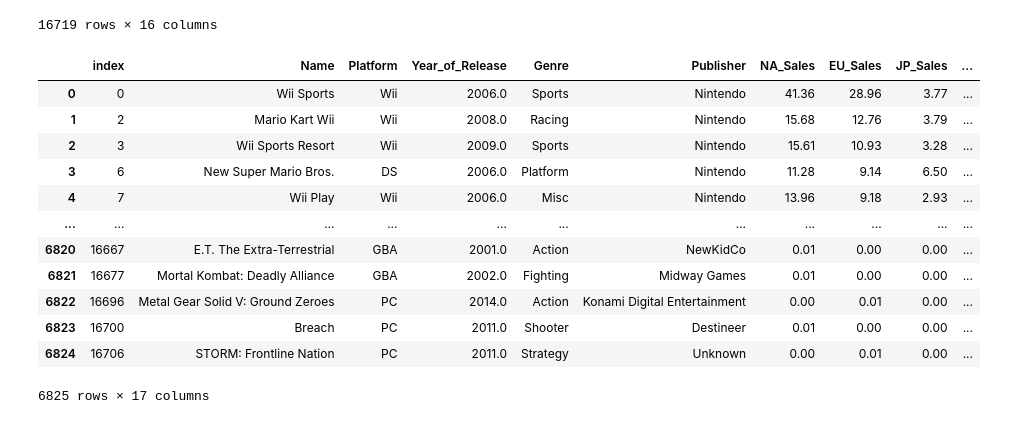
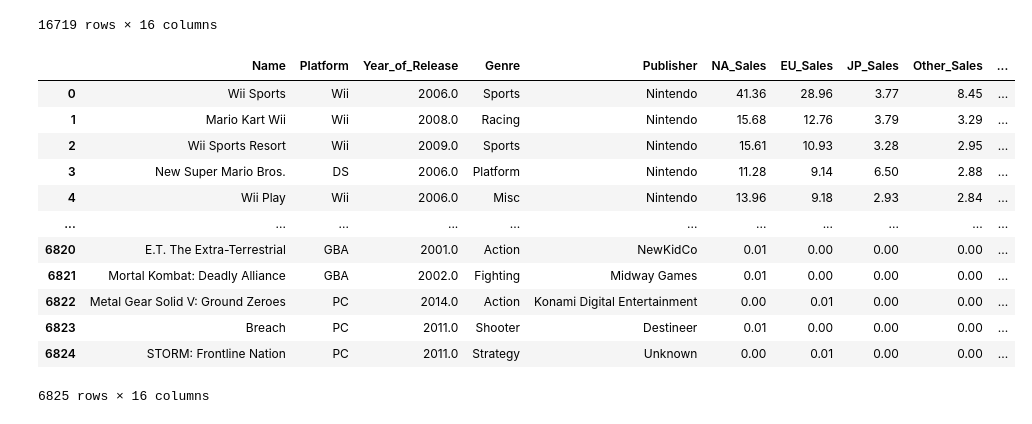
Before and after one commit to ayoukhanna/VideoGameSalesAnalysis, a Jupyter notebook: Analysis.ipynb, the cells around one changed output. Drawn from its saved outputs; the diff is of its cells as text; code cells hidden in the pictures.

```diff
--- a/Analysis.ipynb
+++ b/Analysis.ipynb
@@ -22,20 +25,21 @@ raw_data
 # %%
 #drop nan values
 #reset index
 no_na = raw_data.dropna()
 cleaned_df = no_na.reset_index()
-cleaned_df
+final_df = cleaned_df.drop(['index'],axis=1)
+final_df
 # %% [output]
-|  | index | Name | Platform | Year_of_Release | Genre | Publisher | NA_Sales | EU_Sales | JP_Sales | ... |
-| 0 | 0 | Wii Sports | Wii | 2006.0 | Sports | Nintendo | 41.36 | 28.96 | 3.77 | ... |
-| 1 | 2 | Mario Kart Wii | Wii | 2008.0 | Racing | Nintendo | 15.68 | 12.76 | 3.79 | ... |
-| 2 | 3 | Wii Sports Resort | Wii | 2009.0 | Sports | Nintendo | 15.61 | 10.93 | 3.28 | ... |
-| 3 | 6 | New Super Mario Bros. | DS | 2006.0 | Platform | Nintendo | 11.28 | 9.14 | 6.50 | ... |
-| 4 | 7 | Wii Play | Wii | 2006.0 | Misc | Nintendo | 13.96 | 9.18 | 2.93 | ... |
+|  | Name | Platform | Year_of_Release | Genre | Publisher | NA_Sales | EU_Sales | JP_Sales | Other_Sales | ... |
+| 0 | Wii Sports | Wii | 2006.0 | Sports | Nintendo | 41.36 | 28.96 | 3.77 | 8.45 | ... |
+| 1 | Mario Kart Wii | Wii | 2008.0 | Racing | Nintendo | 15.68 | 12.76 | 3.79 | 3.29 | ... |
+| 2 | Wii Sports Resort | Wii | 2009.0 | Sports | Nintendo | 15.61 | 10.93 | 3.28 | 2.95 | ... |
+| 3 | New Super Mario Bros. | DS | 2006.0 | Platform | Nintendo | 11.28 | 9.14 | 6.50 | 2.88 | ... |
+| 4 | Wii Play | Wii | 2006.0 | Misc | Nintendo | 13.96 | 9.18 | 2.93 | 2.84 | ... |
 | ... | ... | ... | ... | ... | ... | ... | ... | ... | ... | ... |
-| 6820 | 16667 | E.T. The Extra-Terrestrial | GBA | 2001.0 | Action | NewKidCo | 0.01 | 0.00 | 0.00 | ... |
-| 6821 | 16677 | Mortal Kombat: Deadly Alliance | GBA | 2002.0 | Fighting | Midway Games | 0.01 | 0.00 | 0.00 | ... |
-| 6822 | 16696 | Metal Gear Solid V: Ground Zeroes | PC | 2014.0 | Action | Konami Digital Entertainment | 0.00 | 0.01 | 0.00 | ... |
-| 6823 | 16700 | Breach | PC | 2011.0 | Shooter | Destineer | 0.01 | 0.00 | 0.00 | ... |
-| 6824 | 16706 | STORM: Frontline Nation | PC | 2011.0 | Strategy | Unknown | 0.00 | 0.01 | 0.00 | ... |
+| 6820 | E.T. The Extra-Terrestrial | GBA | 2001.0 | Action | NewKidCo | 0.01 | 0.00 | 0.00 | 0.00 | ... |
+| 6821 | Mortal Kombat: Deadly Alliance | GBA | 2002.0 | Fighting | Midway Games | 0.01 | 0.00 | 0.00 | 0.00 | ... |
+| 6822 | Metal Gear Solid V: Ground Zeroes | PC | 2014.0 | Action | Konami Digital Entertainment | 0.00 | 0.01 | 0.00 | 0.00 | ... |
+| 6823 | Breach | PC | 2011.0 | Shooter | Destineer | 0.01 | 0.00 | 0.00 | 0.00 | ... |
+| 6824 | STORM: Frontline Nation | PC | 2011.0 | Strategy | Unknown | 0.00 | 0.01 | 0.00 | 0.00 | ... |
-6825 rows × 17 columns
+6825 rows × 16 columns
```
Also changed, not shown: parts of 4 cells of this notebook.
